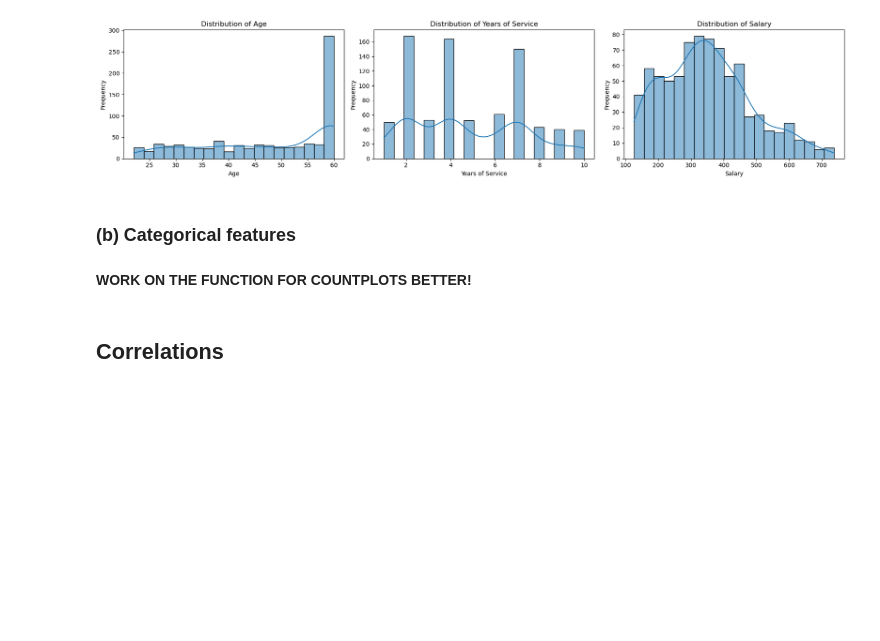
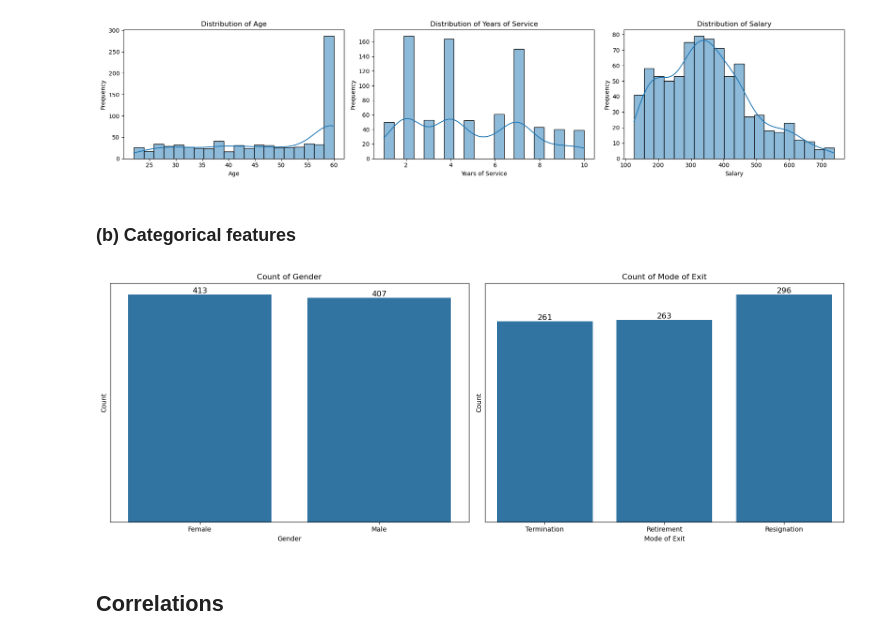
Before and after one commit to UgeneTettey/Employee_Attrition, a Jupyter notebook: notebooks/EDA_and_preprocessing.ipynb, the cells around one changed output. Saved outputs shown, nothing was run; the diff lists cells and outputs as text; code cells hidden in the pictures; blank space fills up the shorter version.

Commit message:
updated function for countplot

```diff
--- a/notebooks/EDA_and_preprocessing.ipynb
+++ b/notebooks/EDA_and_preprocessing.ipynb
@@ -178,5 +173,3 @@ plot_histograms(df_2, kde=True)
 [figure]
 # %% [markdown]
 ### (b) Categorical features
-# %% [markdown]
-**WORK ON THE FUNCTION FOR COUNTPLOTS BETTER!**
@@ -225,3 +176,46 @@ plot_histograms(df_2, kde=True)
+# %%
+def plot_countplot(df, columns, n_cols=3, figsize_per_plot=(8,6), fontsize=12, rotation=0):
+    """
+    Plots countplots for specified categorical columns in the DataFrame as subplots.
+
+    Args:
+        df (pd.DataFrame): The dataset containing the columns to plot.
+        columns (list): List of categorical column names to plot.
+        n_cols (int): Number of columns in the subplot grid.
+        figsize_per_plot (tuple): Size of each subplot (width, height).
+        fontsize (int): Font size for data labels.
+        rotation (int): Angle of x-axis labels.
+    """
+    cat_feats = len(columns)
+    if cat_feats == 0:
+        print('No columns specified to plot')
+        return
+
+    n_rows = math.ceil(cat_feats / n_cols)
+    fig, axes = plt.subplots(n_rows, n_cols, figsize=(figsize_per_plot[0] * n_cols, figsize_per_plot[1] * n_rows))
+    axes = axes.flatten() if cat_feats > 1 else [axes]
+
+    for i, column in enumerate(columns):
+        ax = axes[i]
+        sns.countplot(x=df[column], ax=ax)
+        ax.set_title(f"Count of {column}")
+        ax.set_xlabel(column)
+        ax.set_ylabel("Count")
+        ax.tick_params(axis='x', labelrotation=rotation)
+        ax.tick_params(axis='y', left=False, labelleft=False)
+        for container in ax.containers:
+            ax.bar_label(container, label_type='edge', fontsize=fontsize)
+
+    # Hide unused subplots
+    for j in range(i+1, len(axes)):
+        axes[j].set_visible(False)
+
+    plt.tight_layout()
+    plt.show()
+# %%
+plot_countplot(df_2, ['Gender', 'Mode of Exit'])
+# %% [output]
+[figure, added]
 # %% [markdown]
 ## **Correlations**
 # %%
```
Also changed, not shown: parts of 2 cells of this notebook.
